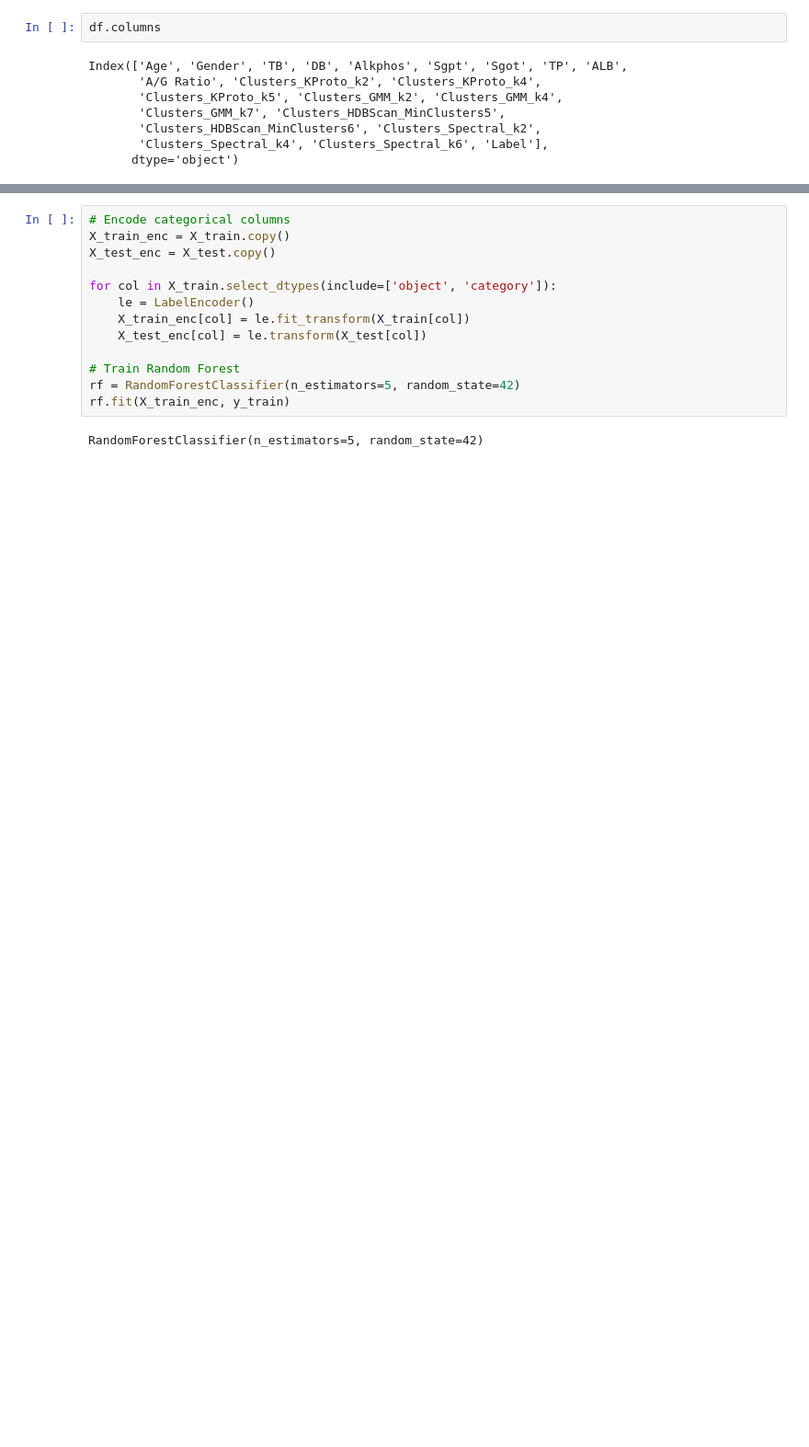
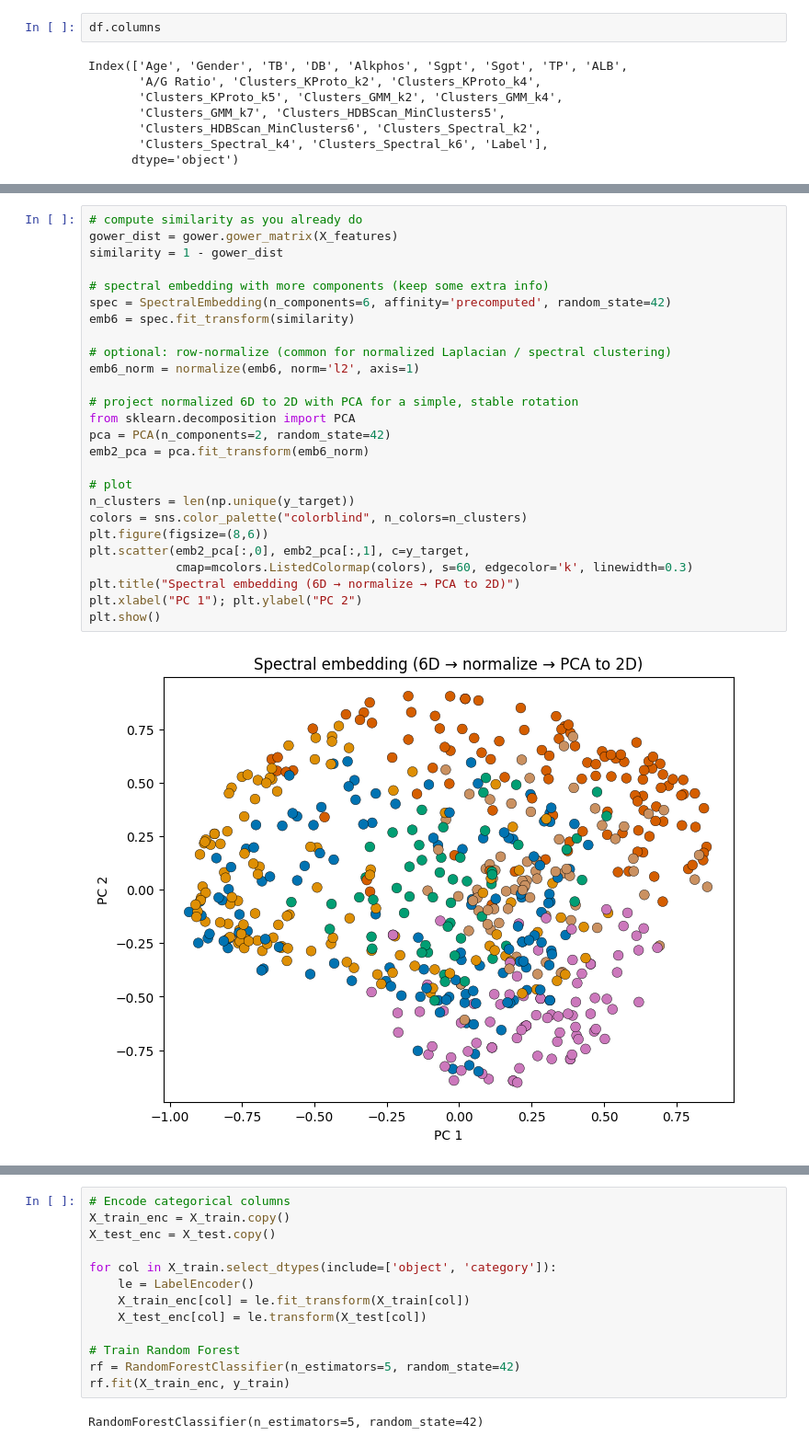
Before and after one commit to Filippo-Corti/ExplainableClustering, a Jupyter notebook: shap_analysis.ipynb, the cells around one changed output, grey strips where cells are left out. Shown at 92% size. Cells and saved outputs as stored; diff of their text form; blank space fills up the shorter version.

```diff
--- a/shap_analysis.ipynb
+++ b/shap_analysis.ipynb
@@ -31,3 +56,31 @@ y_target = df['Clusters_Spectral_k4']
 X_train, X_test, y_train, y_test = train_test_split(
     X_features, y_target, test_size=0.2, random_state=42, stratify=y_target
 )
+# %%
+# compute similarity as you already do
+gower_dist = gower.gower_matrix(X_features)
+similarity = 1 - gower_dist
+
+# spectral embedding with more components (keep some extra info)
+spec = SpectralEmbedding(n_components=6, affinity='precomputed', random_state=42)
+emb6 = spec.fit_transform(similarity)
+
+# optional: row-normalize (common for normalized Laplacian / spectral clustering)
+emb6_norm = normalize(emb6, norm='l2', axis=1)
+
+# project normalized 6D to 2D with PCA for a simple, stable rotation
+from sklearn.decomposition import PCA
+pca = PCA(n_components=2, random_state=42)
+emb2_pca = pca.fit_transform(emb6_norm)
+
+# plot
+n_clusters = len(np.unique(y_target))
+colors = sns.color_palette("colorblind", n_colors=n_clusters)
+plt.figure(figsize=(8,6))
+plt.scatter(emb2_pca[:,0], emb2_pca[:,1], c=y_target,
+            cmap=mcolors.ListedColormap(colors), s=60, edgecolor='k', linewidth=0.3)
+plt.title("Spectral embedding (6D → normalize → PCA to 2D)")
+plt.xlabel("PC 1"); plt.ylabel("PC 2")
+plt.show()
+# %% [output]
+[figure, added]
```
Also changed, not shown: parts of 16 cells of this notebook.
